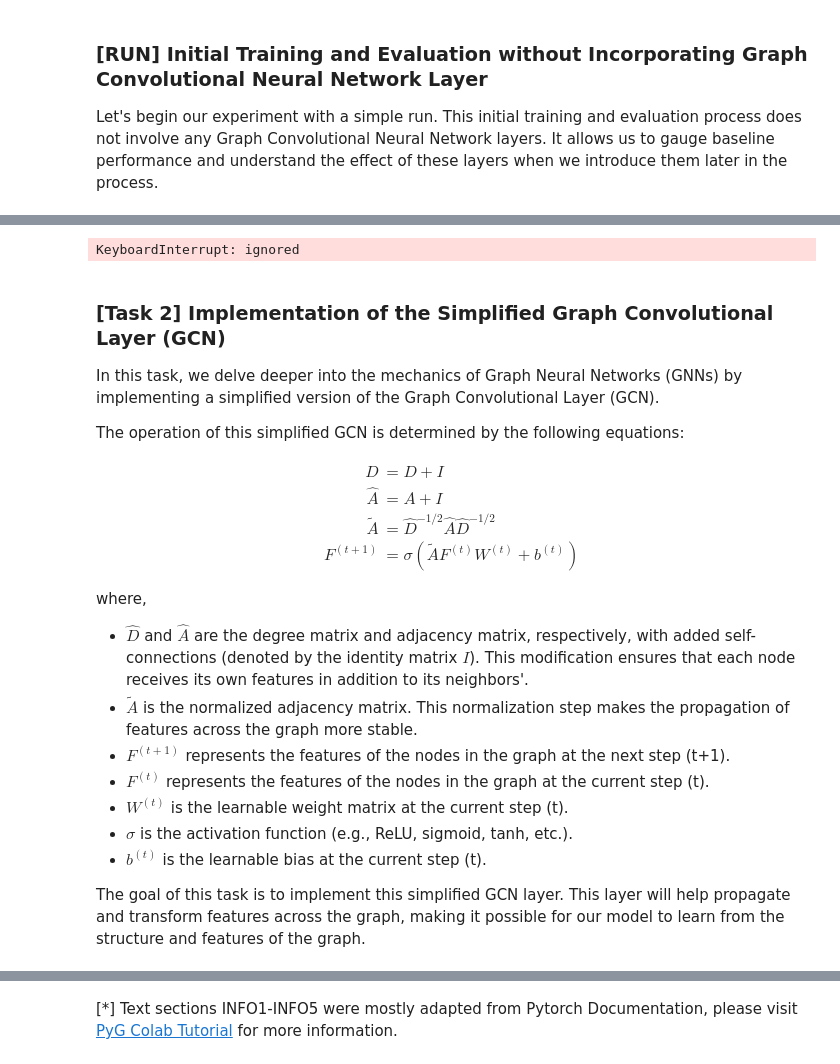
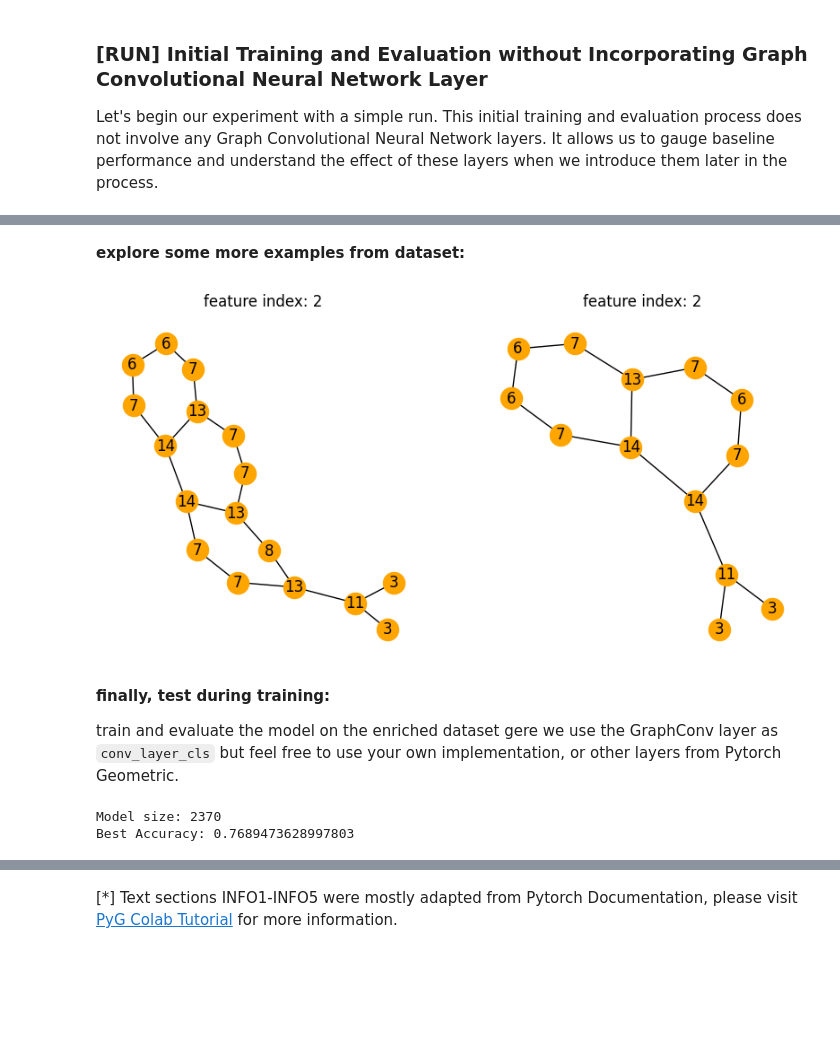
Before and after one commit to marek094/gnn_practicals, a Jupyter notebook: Practicals02.ipynb, the cells around one changed output, grey strips where cells are left out. Drawn from its saved outputs; the diff is of its cells as text; code cells hidden in the pictures; blank space fills up the shorter version.

```diff
--- a/Practicals02.ipynb
+++ b/Practicals02.ipynb
@@ -364,35 +351,29 @@ class OurGraphConvLayer(nn.Module):
+# %% [markdown]
+**explore some more examples from dataset:**
+# %%
+# apply our function to the graph data items in the dataset
+enriched_dataset = TUDataset(root='data/TUDataset', name='MUTAG', transform=add_local_counting_features)
+
+draw_graph_with_feature_vector(enriched_dataset[:2], 2)
+# %% [output]
+[figure, added]
+# %% [markdown]
+**finally, test during training:**
+
+train and evaluate the model on the enriched dataset
+gere we use the GraphConv layer as `conv_layer_cls`
+but feel free to use your own implementation,
+or other layers from Pytorch Geometric.
 # %%
-model_our1 = GraphNetModel(dataset.num_features, dataset.num_classes, conv_layer_cls=OurGraphConvLayer)
-trained_model_our1, val_accuracy_our1 = train_and_eval(model_our1, dataset)
+model_our2 = GraphNetModel(
+    enriched_dataset.num_features,
+    enriched_dataset.num_classes,
+    conv_layer_cls=gnn.GraphConv)
 
-print("Model size:", sum(p.numel() for p in model_our1.parameters()))
-print("Best Accuracy:", val_accuracy_our1)
+trained_model_our2, val_accuracy_our2 = train_and_eval(model_our2, enriched_dataset)
+
+print("Model size:", sum(p.numel() for p in model_our2.parameters()))
+print("Best Accuracy:", val_accuracy_our2)
 # %% [output]
-KeyboardInterrupt: ignored
+Model size: 2370
+Best Accuracy: 0.7689473628997803
-# %% [markdown]
-### [Task 2] Implementation of the Simplified Graph Convolutional Layer (GCN)
-
-In this task, we delve deeper into the mechanics of Graph Neural Networks (GNNs) by implementing a simplified version of the Graph Convolutional Layer (GCN).
-
-The operation of this simplified GCN is determined by the following equations:
-
-$$
-\begin{align}
-\hat{D} &= D + I \\
-\hat{A} &= A + I \\
-\tilde{A} &= \hat{D}^{-1/2} \hat{A} \hat{D}^{-1/2} \\
-F^{(t+1)} &= \sigma(\tilde{A} F^{(t)} W^{(t)} + b^{(t)})
-\end{align}
-$$
-
-where,
-
-- $\hat{D}$ and $\hat{A}$ are the degree matrix and adjacency matrix, respectively, with added self-connections (denoted by the identity matrix $I$). This modification ensures that each node receives its own features in addition to its neighbors'.
-- $\tilde{A}$ is the normalized adjacency matrix. This normalization step makes the propagation of features across the graph more stable.
-- $F^{(t+1)}$ represents the features of the nodes in the graph at the next step (t+1).
-- $F^{(t)}$ represents the features of the nodes in the graph at the current step (t).
-- $W^{(t)}$ is the learnable weight matrix at the current step (t).
-- $\sigma$ is the activation function (e.g., ReLU, sigmoid, tanh, etc.).
-- $b^{(t)}$ is the learnable bias at the current step (t).
-
-The goal of this task is to implement this simplified GCN layer. This layer will help propagate and transform features across the graph, making it possible for our model to learn from the structure and features of the graph.
```
Also changed, not shown: parts of 41 cells of this notebook.
